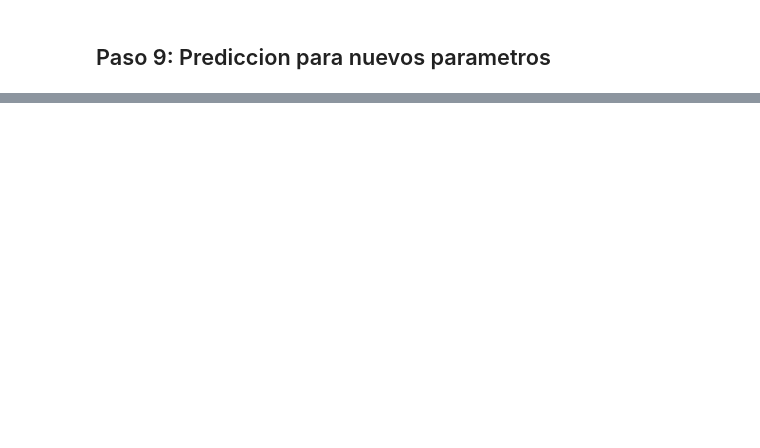
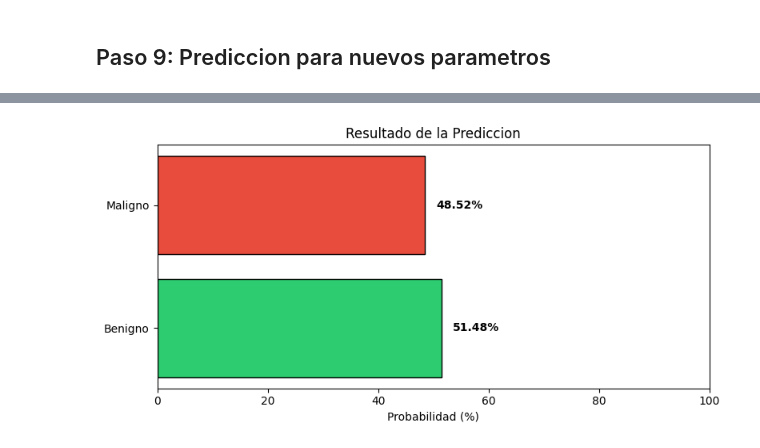
Before and after one commit to 202300080/Rulo, a Jupyter notebook: modelo_datasetLocal.ipynb, the cells around one changed output, grey strips where cells are left out. Cells and saved outputs as stored; diff of their text form; code cells hidden in the pictures; blank space fills up the shorter version.

```diff
--- a/modelo_datasetLocal.ipynb
+++ b/modelo_datasetLocal.ipynb
@@ -559,0 +529,81 @@ print("Este dataset tiene correlaciones reales y el modelo aprendera correctamen
+# %%
+# ============================================================================
+# INGRESA TUS DATOS PERSONALIZADOS AQUI
+# ============================================================================
+# Modifica los valores segun tus mediciones.
+# Los valores por defecto son los promedios del dataset.
+
+MIS_DATOS = {
+    # ----- MEDIDAS MEAN (promedio de las celulas) -----
+    'radius_mean':             14.127,    # Radio promedio
+    'texture_mean':            19.289,    # Textura promedio
+    'perimeter_mean':          91.969,    # Perimetro promedio
+    'area_mean':               654.889,   # Area promedio
+    'smoothness_mean':         0.096,     # Suavidad promedio
+    'compactness_mean':        0.104,     # Compacidad promedio
+    'concavity_mean':          0.089,     # Concavidad promedio
+    'concave_points_mean':     0.049,     # Puntos concavos promedio
+    'symmetry_mean':           0.181,     # Simetria promedio
+    'fractal_dimension_mean':  0.063,     # Dimension fractal promedio
+
+    # ----- MEDIDAS SE (error estandar) -----
+    'radius_se':               0.405,     # Error del radio
+    'texture_se':              1.217,     # Error de textura
+    'perimeter_se':            2.866,     # Error del perimetro
+    'area_se':                 40.337,    # Error del area
+    'smoothness_se':           0.007,     # Error de suavidad
+
+    # ----- MEDIDAS WORST (peor valor / mas grande) -----
+    'radius_worst':            16.269,    # Peor radio
+    'texture_worst':           25.677,    # Peor textura
+    'perimeter_worst':         107.261,   # Peor perimetro
+    'area_worst':              880.583,   # Peor area
+    'concavity_worst':         0.272,     # Peor concavidad
+    'concave_points_worst':    0.115,     # Peor puntos concavos
+}
+
+# ============================================================================
+# EJECUTAR PREDICCION
+# ============================================================================
+
+print("=" * 70)
+print("DATOS INGRESADOS")
+print("=" * 70)
+for key, value in MIS_DATOS.items():
+    print(f"  {key}: {value}")
+
+# Realizar prediccion
+resultado = predecir_tumor(
+    MIS_DATOS,
+    modelo=model,
+    normalizador=normalizer,
+    columnas_modelo=feature_cols,
+    umbral=0.5,
+)
+
+print("\n" + "=" * 70)
+print("RESULTADO DE LA PREDICCION")
+print("=" * 70)
+print(f"\n  Probabilidad de BENIGNO:  {resultado['prob_benigno']*100:.2f}%")
+print(f"  Probabilidad de MALIGNO:  {resultado['prob_maligno']*100:.2f}%")
+print(f"\n  >>> DIAGNOSTICO: {resultado['pred_etiqueta'].upper()} <<<")
+print("\n" + "=" * 70)
+
+# Visualizacion
+fig, ax = plt.subplots(figsize=(8, 4))
+categorias = ['Benigno', 'Maligno']
+probabilidades = [resultado['prob_benigno']*100, resultado['prob_maligno']*100]
+colores = ['#2ecc71', '#e74c3c']
+
+bars = ax.barh(categorias, probabilidades, color=colores, edgecolor='black')
+ax.set_xlim(0, 100)
+ax.set_xlabel('Probabilidad (%)')
+ax.set_title('Resultado de la Prediccion')
+
+for bar, prob in zip(bars, probabilidades):
+    ax.text(prob + 2, bar.get_y() + bar.get_height()/2, f'{prob:.2f}%',
+            va='center', fontweight='bold')
+
+plt.tight_layout()
+plt.show()
+# %% [output]
@@ -559,0 +627 @@ print("Este dataset tiene correlaciones reales y el modelo aprendera correctamen
+[figure, added]
```
Also changed, not shown: parts of 13 cells of this notebook, 2 other files.
